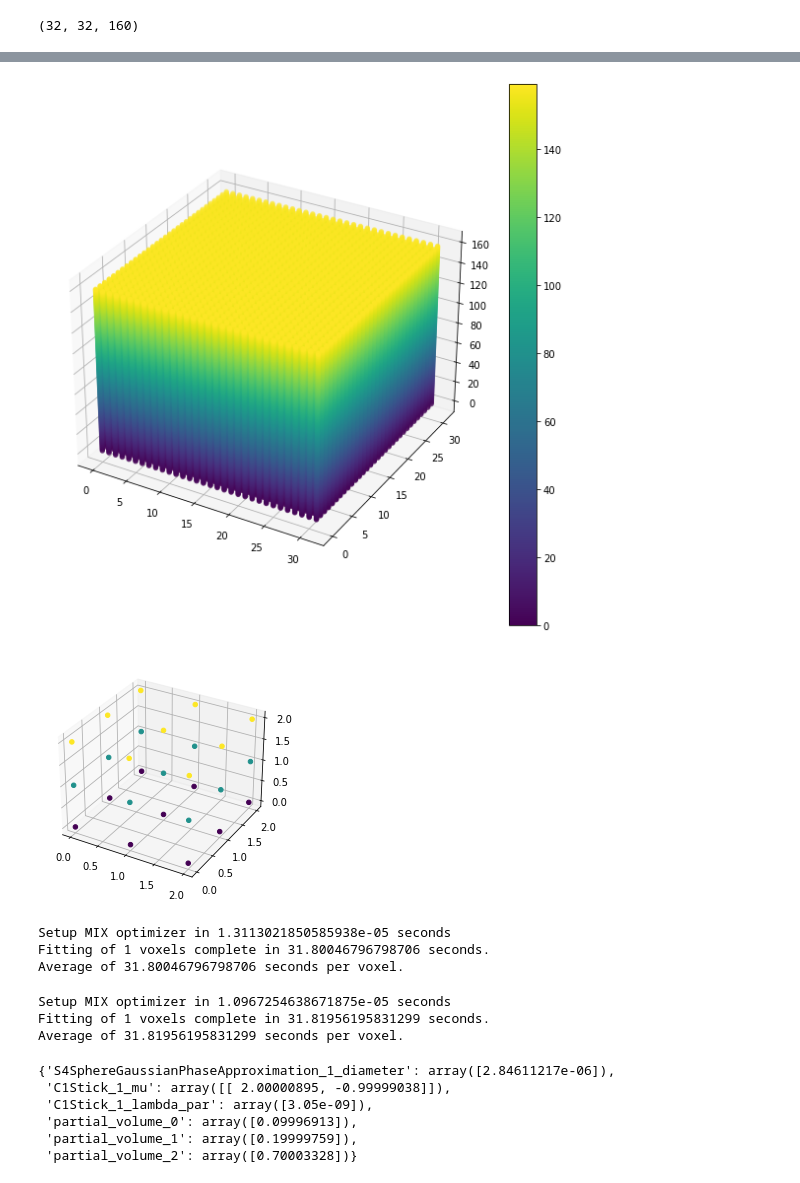
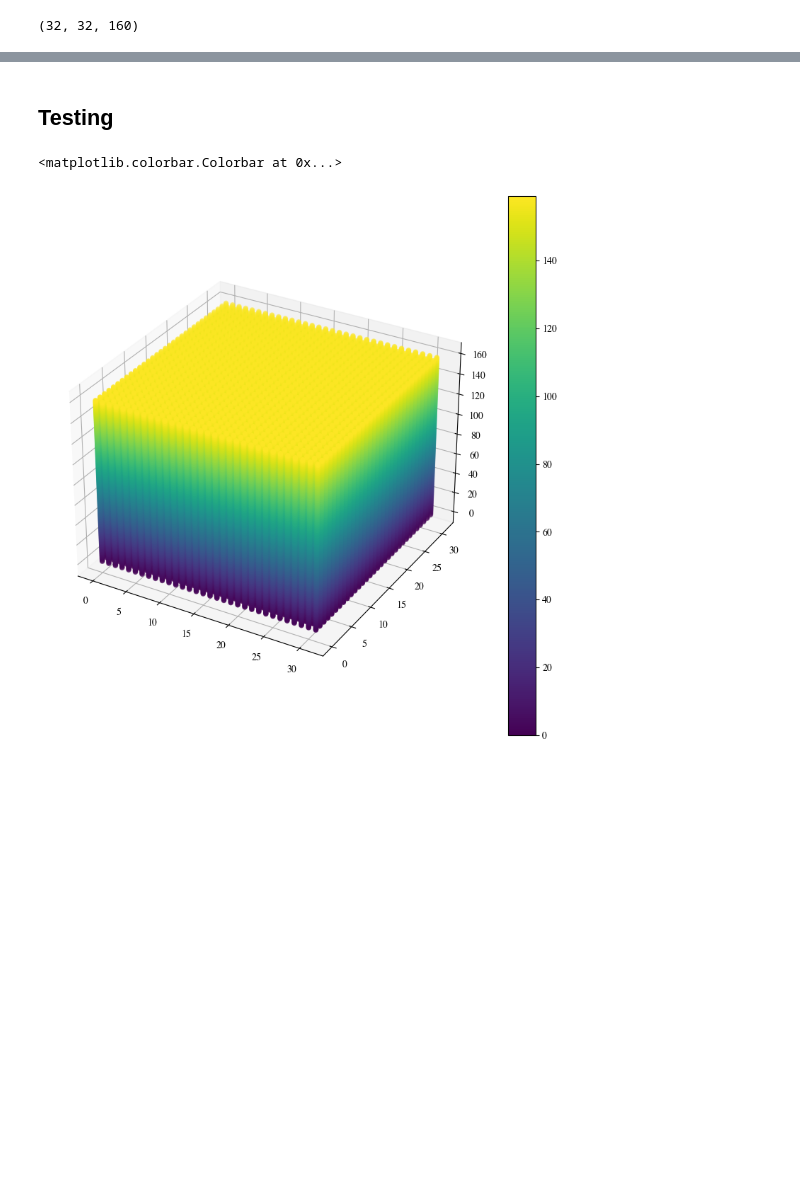
Before and after one commit to theavage/Master-project, a Jupyter notebook: simulate_data.ipynb, the cells around one changed output, grey strips where cells are left out. Cells and saved outputs as stored; diff of their text form; code cells hidden in the pictures; blank space fills up the shorter version.

```diff
--- a/simulate_data.ipynb
+++ b/simulate_data.ipynb
@@ -53,0 +55,10 @@ parameter_vector.shape
+# %%
+ranges = np.arange(0.1,1.1,0.1)
+ic = ranges; ec = ranges; vasc = ranges
+radi = np.arange(0.02e-6,30e-6,1e-6)
+
+all_combinations = all_comb(ic,ec,vasc,radi)
+
+final = fill(all_combinations,4)
+
+parameter_vector = np.array(final).reshape(32,32,7)
@@ -90,0 +124,19 @@ simulated_signal[1,1,1]
+# %%
+# Visualization
+
+def plot_augmentations(images,names):
+    fig,ax = plt.subplots(1,len(images))
+    for i in range(len(images)):
+
+        image = ax[i].imshow(images[i][:,:,1])
+        title = ax[i].set_title(names[i],fontsize=10)
+        cb = fig.colorbar(image,ax=ax[i],shrink=0.4)
+        ax[i].get_xaxis().set_visible(False); ax[i].get_yaxis().set_visible(False)
+
+
+plt.rcParams["font.family"] = "times"
+plt.rcParams["figure.dpi"] = 300
+plt.rcParams['savefig.dpi'] = 300
+plt.rcParams['font.size'] = 7
+plot_augmentations([simulated_signal,new_signal,rician_image],
+    ['Original simulated data','Data with normal noise','Data with rician noise'])
@@ -91,54 +145,20 @@ simulated_signal[1,1,1]
+# %% [markdown]
+## Testing
 # %%
 import matplotlib.pyplot as plt
 import matplotlib.patches as patches
 
 plt.rcParams["figure.figsize"] = [8,8]
 plt.rcParams["figure.autolayout"] = True
 
 fig = plt.figure()
 image = fig.add_subplot(111,projection='3d')
-#cb = fig.colorbar(image,ax=image)
 
-#x,y,z = simulated_signal.nonzero()
-x = np.arange(simulated_signal.shape[0])[:, None, None]
-y = np.arange(simulated_signal.shape[1])[None, :, None]
-z = np.arange(simulated_signal.shape[2])[None, None, :]
-x, y, z = np.broadcast_arrays(x, y, z)
-p = image.scatter(x,y,z,c=z)
+x,y,z = simulated_signal.nonzero()
+
+p = image.scatter3D(x,y,z,c=z)
 
 fig.colorbar(p,ax=image)
-plt.show()
 # %% [output]
+<matplotlib.colorbar.Colorbar at 0x...>
-[figure, old version]
+[figure, new version]
-# %%
-plt.rcParams["figure.figsize"] = [7.00, 3.50]
-plt.rcParams["figure.autolayout"] = True
-fig = plt.figure()
-ax = fig.add_subplot(111, projection='3d')
-data = np.random.random(size=(3, 3, 3))
-z, x, y = data.nonzero()
-ax.scatter(x, y, z, c=z, alpha=1)
-plt.show()
-# %% [output]
-[figure, removed]
-# %%
-verdict_fit = verdict_mod.fit(scheme, simulated_signal[1,1,:],solver='mix', use_parallel_processing=False)
-# %% [output]
-Setup MIX optimizer in 1.3113021850585938e-05 seconds
-Fitting of 1 voxels complete in 31.80046796798706 seconds.
-Average of 31.80046796798706 seconds per voxel.
-# %%
-new_fit = verdict_mod.fit(scheme, simulated_signal[0,0,:],solver='mix', use_parallel_processing=False)
-# %% [output]
-Setup MIX optimizer in 1.0967254638671875e-05 seconds
-Fitting of 1 voxels complete in 31.81956195831299 seconds.
-Average of 31.81956195831299 seconds per voxel.
-# %%
-verdict_fit.fitted_parameters
-# %% [output]
-{'S4SphereGaussianPhaseApproximation_1_diameter': array([2.84611217e-06]),
- 'C1Stick_1_mu': array([[ 2.00000895, -0.99999038]]),
- 'C1Stick_1_lambda_par': array([3.05e-09]),
- 'partial_volume_0': array([0.09996913]),
- 'partial_volume_1': array([0.19999759]),
- 'partial_volume_2': array([0.70003328])}
```
Also changed, not shown: parts of 19 cells of this notebook, 2 other files.
